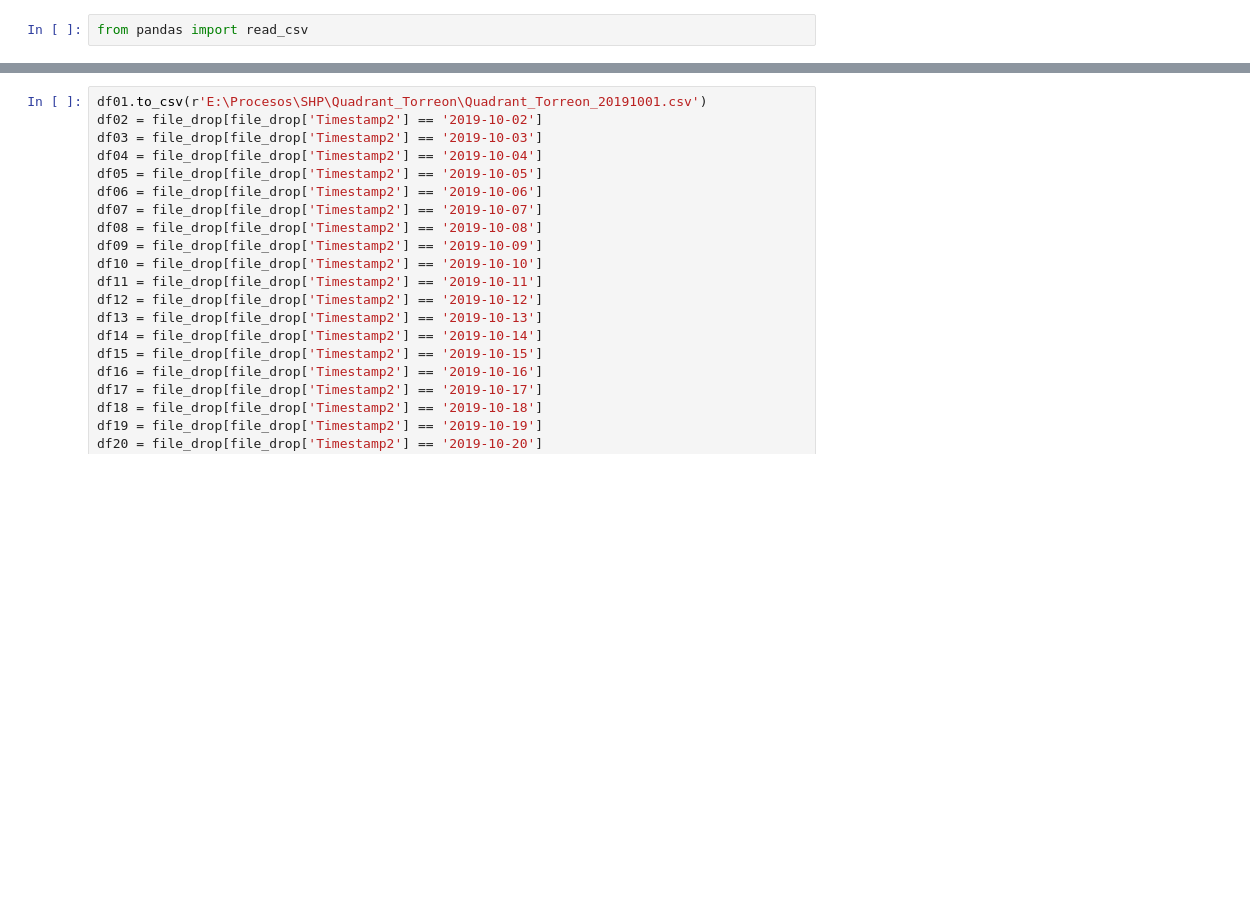
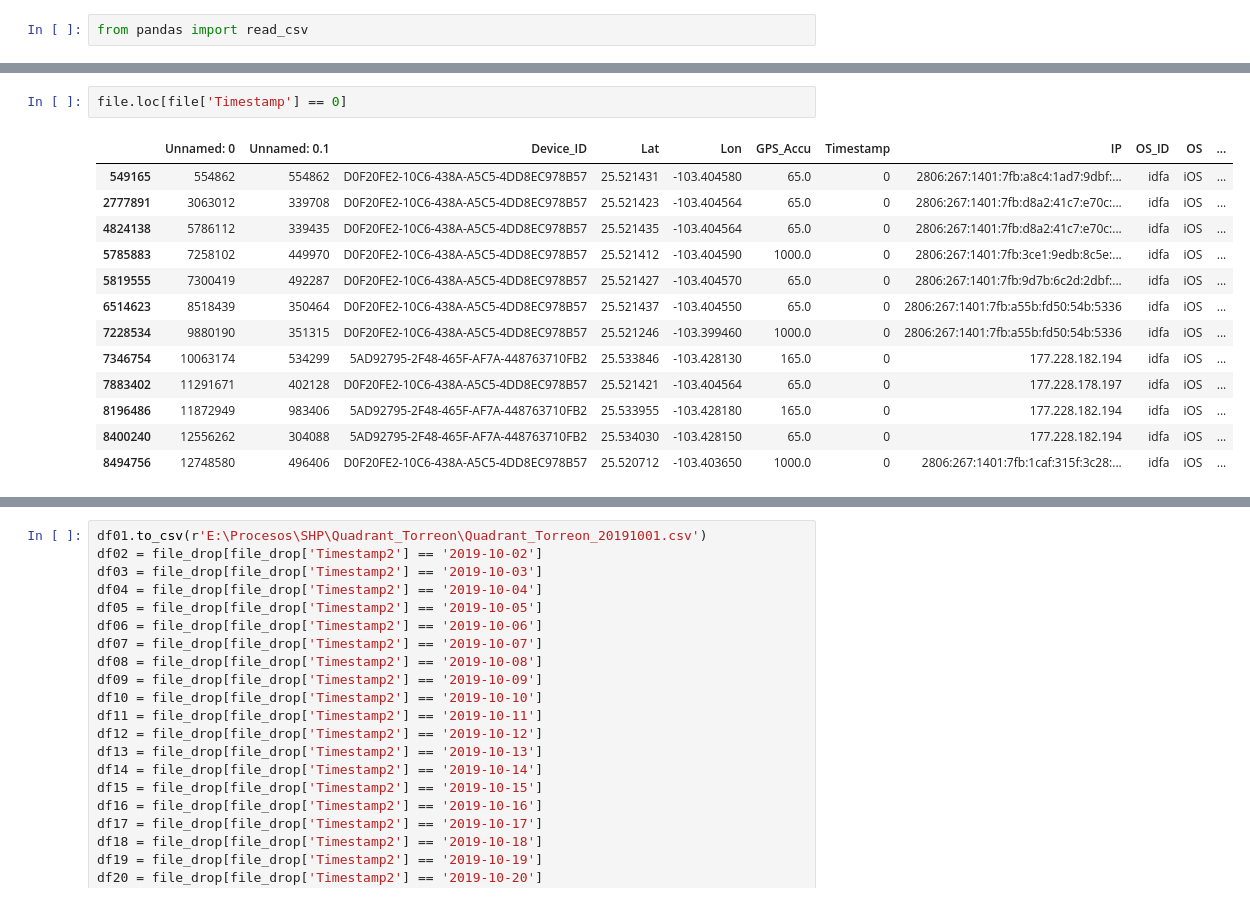
Before and after one commit to ZairaRosas/Quadrant, a Jupyter notebook: Quadrant_delete_identical.ipynb, the cells around one changed output, grey strips where cells are left out. Drawn from its saved outputs; the diff is of its cells as text; blank space fills up the shorter version.

```diff
--- a/Quadrant_delete_identical.ipynb
+++ b/Quadrant_delete_identical.ipynb
@@ -19,0 +20,16 @@ file
+# %%
+file.loc[file['Timestamp'] == 0]
+# %% [output]
+|  | Unnamed: 0 | Unnamed: 0.1 | Device_ID | Lat | Lon | GPS_Accu | Timestamp | IP | OS_ID | OS | ... |
+| 549165 | 554862 | 554862 | D0F20FE2-10C6-438A-A5C5-4DD8EC978B57 | 25.521431 | -103.404580 | 65.0 | 0 | 2806:267:1401:7fb:a8c4:1ad7:9dbf:... | idfa | iOS | ... |
+| 2777891 | 3063012 | 339708 | D0F20FE2-10C6-438A-A5C5-4DD8EC978B57 | 25.521423 | -103.404564 | 65.0 | 0 | 2806:267:1401:7fb:d8a2:41c7:e70c:... | idfa | iOS | ... |
+| 4824138 | 5786112 | 339435 | D0F20FE2-10C6-438A-A5C5-4DD8EC978B57 | 25.521435 | -103.404564 | 65.0 | 0 | 2806:267:1401:7fb:d8a2:41c7:e70c:... | idfa | iOS | ... |
+| 5785883 | 7258102 | 449970 | D0F20FE2-10C6-438A-A5C5-4DD8EC978B57 | 25.521412 | -103.404590 | 1000.0 | 0 | 2806:267:1401:7fb:3ce1:9edb:8c5e:... | idfa | iOS | ... |
+| 5819555 | 7300419 | 492287 | D0F20FE2-10C6-438A-A5C5-4DD8EC978B57 | 25.521427 | -103.404570 | 65.0 | 0 | 2806:267:1401:7fb:9d7b:6c2d:2dbf:... | idfa | iOS | ... |
+| 6514623 | 8518439 | 350464 | D0F20FE2-10C6-438A-A5C5-4DD8EC978B57 | 25.521437 | -103.404550 | 65.0 | 0 | 2806:267:1401:7fb:a55b:fd50:54b:5336 | idfa | iOS | ... |
+| 7228534 | 9880190 | 351315 | D0F20FE2-10C6-438A-A5C5-4DD8EC978B57 | 25.521246 | -103.399460 | 1000.0 | 0 | 2806:267:1401:7fb:a55b:fd50:54b:5336 | idfa | iOS | ... |
+| 7346754 | 10063174 | 534299 | 5AD92795-2F48-465F-AF7A-448763710FB2 | 25.533846 | -103.428130 | 165.0 | 0 | 177.228.182.194 | idfa | iOS | ... |
+| 7883402 | 11291671 | 402128 | D0F20FE2-10C6-438A-A5C5-4DD8EC978B57 | 25.521421 | -103.404564 | 65.0 | 0 | 177.228.178.197 | idfa | iOS | ... |
+| 8196486 | 11872949 | 983406 | 5AD92795-2F48-465F-AF7A-448763710FB2 | 25.533955 | -103.428180 | 165.0 | 0 | 177.228.182.194 | idfa | iOS | ... |
+| 8400240 | 12556262 | 304088 | 5AD92795-2F48-465F-AF7A-448763710FB2 | 25.534030 | -103.428150 | 65.0 | 0 | 177.228.182.194 | idfa | iOS | ... |
+| 8494756 | 12748580 | 496406 | D0F20FE2-10C6-438A-A5C5-4DD8EC978B57 | 25.520712 | -103.403650 | 1000.0 | 0 | 2806:267:1401:7fb:1caf:315f:3c28:... | idfa | iOS | ... |
```
Also changed, not shown: parts of 4 cells of this notebook, 1 other file.
